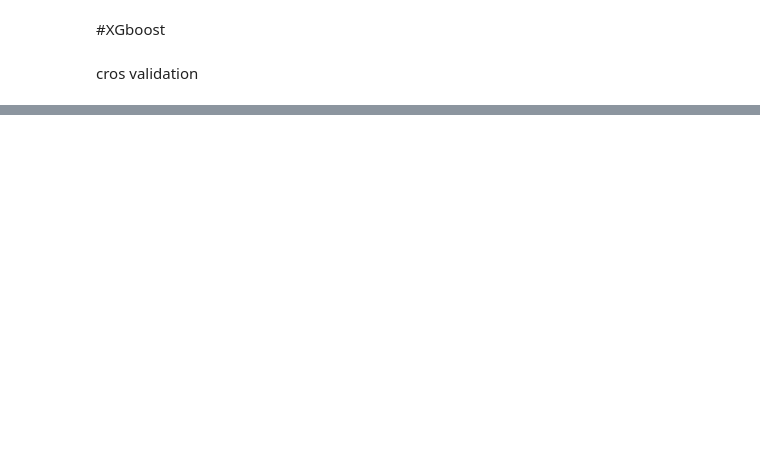
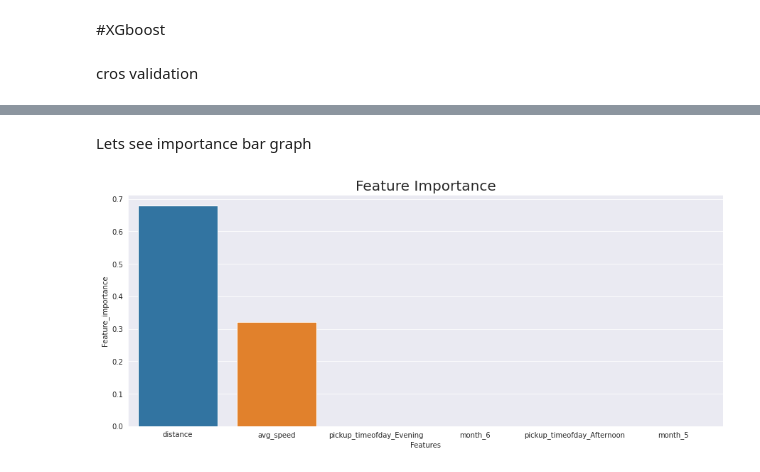
Before and after one commit to pranay2310/NYC-Taxi-Trip-Time-Prediction---Capstone-Project.ipynb, a Jupyter notebook: NYC_Taxi_Trip_Time_Prediction_Capstone_Project.ipynb, the cells around one changed output, grey strips where cells are left out. Drawn from its saved outputs; the diff is of its cells as text; code cells hidden in the pictures; blank space fills up the shorter version.

```diff
--- a/NYC_Taxi_Trip_Time_Prediction_Capstone_Project.ipynb
+++ b/NYC_Taxi_Trip_Time_Prediction_Capstone_Project.ipynb
@@ -1246,0 +1432,3 @@ score_matrix(y_train=y_train, y_pred_train = xgb_cv_y_pred_train, y_test = y_tes
+# %%
+importance_df= pd.DataFrame({'Features': X.describe().columns, 'Feature_importance': list(g_search.best_estimator_.feature_importances_)})
+importance_df.head()
@@ -1246,0 +1442,13 @@ score_matrix(y_train=y_train, y_pred_train = xgb_cv_y_pred_train, y_test = y_tes
+# %%
+#sorting
+importance_df.sort_values(by=['Feature_importance'],ascending=False,inplace=True)
+# %% [markdown]
+Lets see importance bar graph
+# %%
+# Ploting feature importances
+plt.figure(figsize=(15,6))
+plt.title('Feature Importance', fontsize=20)
+sns.barplot(x='Features',y="Feature_importance", data=importance_df[:6])
+plt.show()
+# %% [output]
+[figure, added]
```
Also changed, not shown: parts of 34 cells of this notebook.
